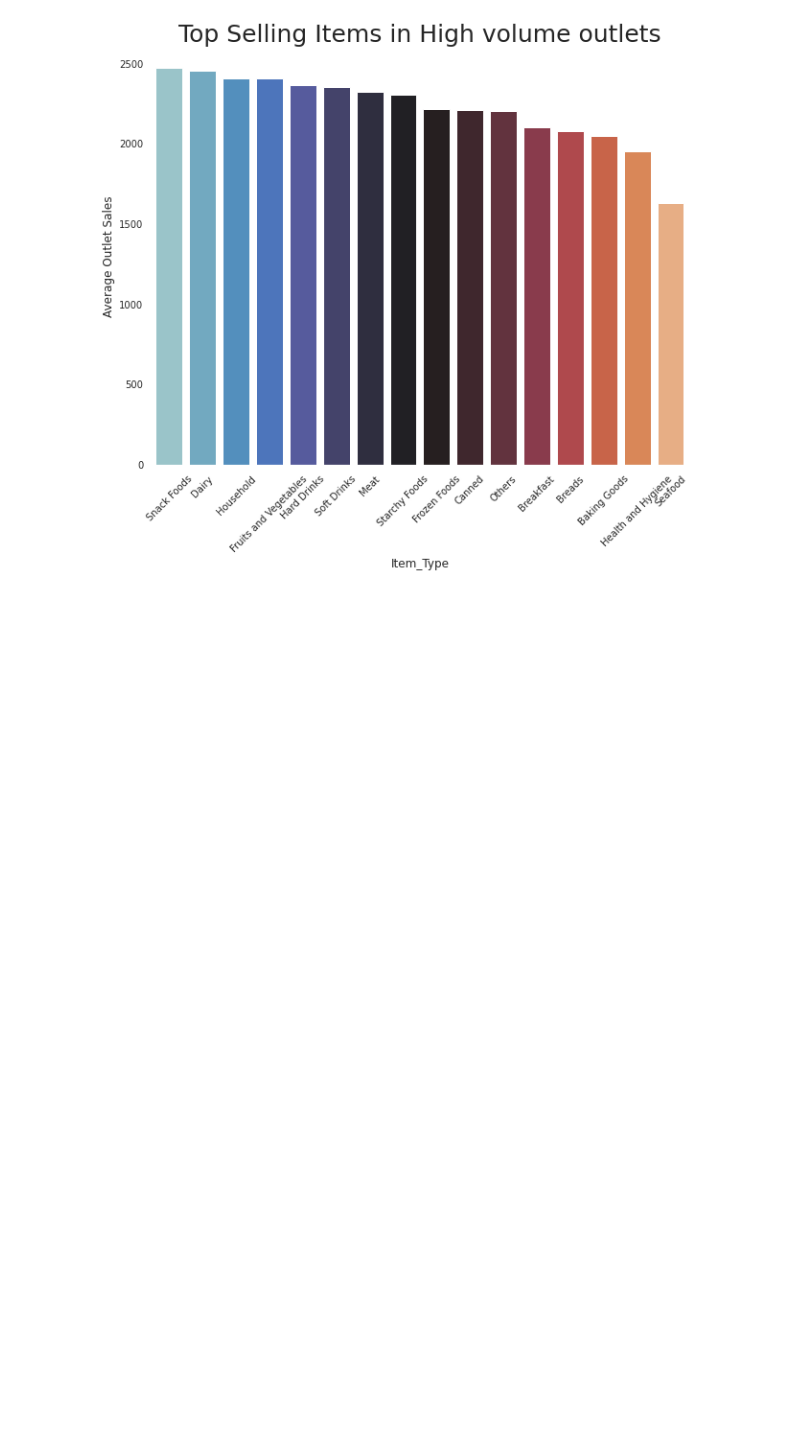
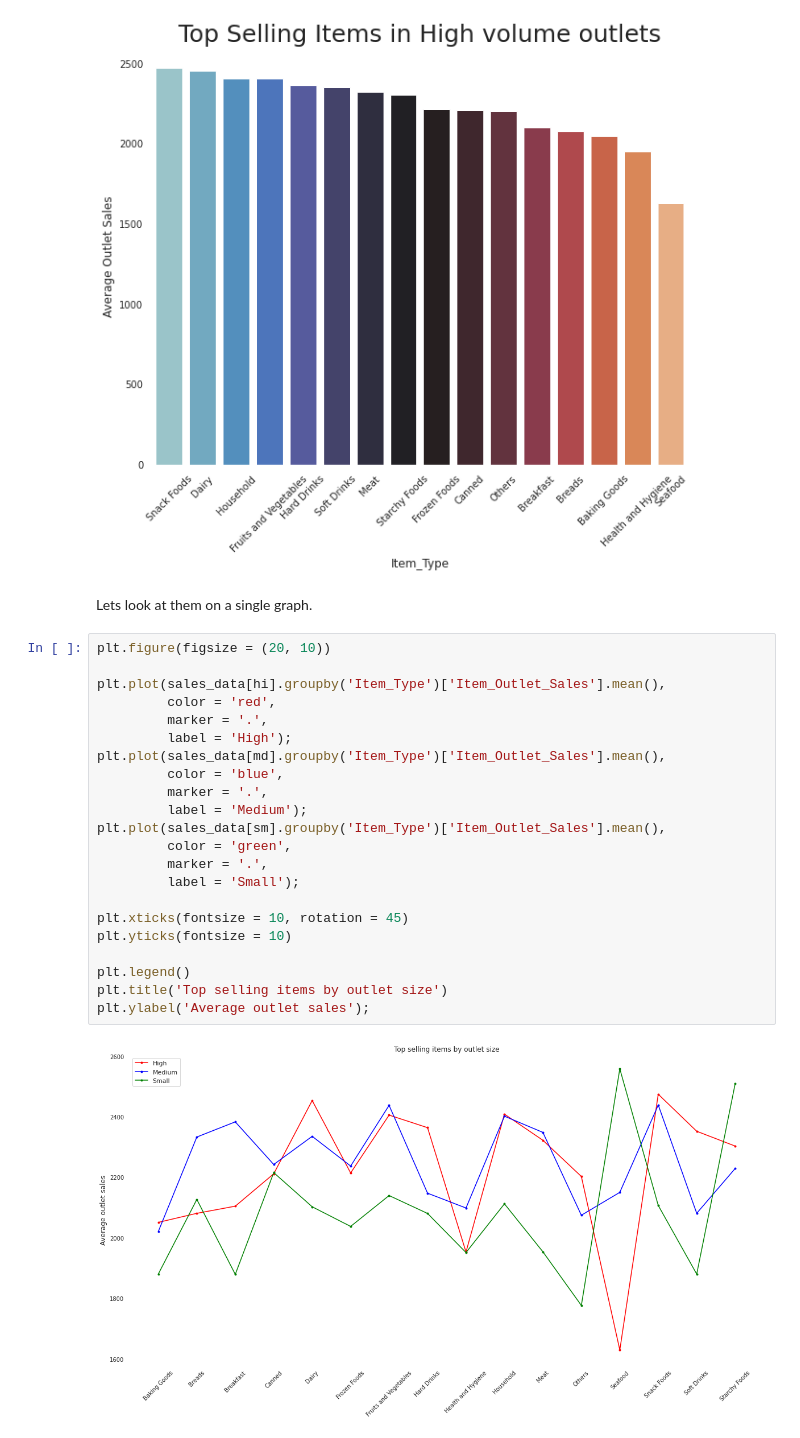
Before and after one commit to antondremak91/sales-predictions, a Jupyter notebook: sales_predictions.ipynb, the cells around one changed output. Saved outputs shown, nothing was run; the diff lists cells and outputs as text; blank space fills up the shorter version.

```diff
--- a/sales_predictions.ipynb
+++ b/sales_predictions.ipynb
@@ -306,3 +306,29 @@ plt.yticks(fontsize = 10)
 ax=plt.gca()
 # %% [output]
 [figure]
+# %% [markdown]
+Lets look at them on a single graph.
+# %%
+plt.figure(figsize = (20, 10))
+
+plt.plot(sales_data[hi].groupby('Item_Type')['Item_Outlet_Sales'].mean(),
+         color = 'red',
+         marker = '.',
+         label = 'High');
+plt.plot(sales_data[md].groupby('Item_Type')['Item_Outlet_Sales'].mean(),
+         color = 'blue',
+         marker = '.',
+         label = 'Medium');
+plt.plot(sales_data[sm].groupby('Item_Type')['Item_Outlet_Sales'].mean(),
+         color = 'green',
+         marker = '.',
+         label = 'Small');
+
+plt.xticks(fontsize = 10, rotation = 45)
+plt.yticks(fontsize = 10)
+
+plt.legend()
+plt.title('Top selling items by outlet size')
+plt.ylabel('Average outlet sales');
+# %% [output]
+[figure, added]
```
Also changed, not shown: parts of 7 cells of this notebook.
